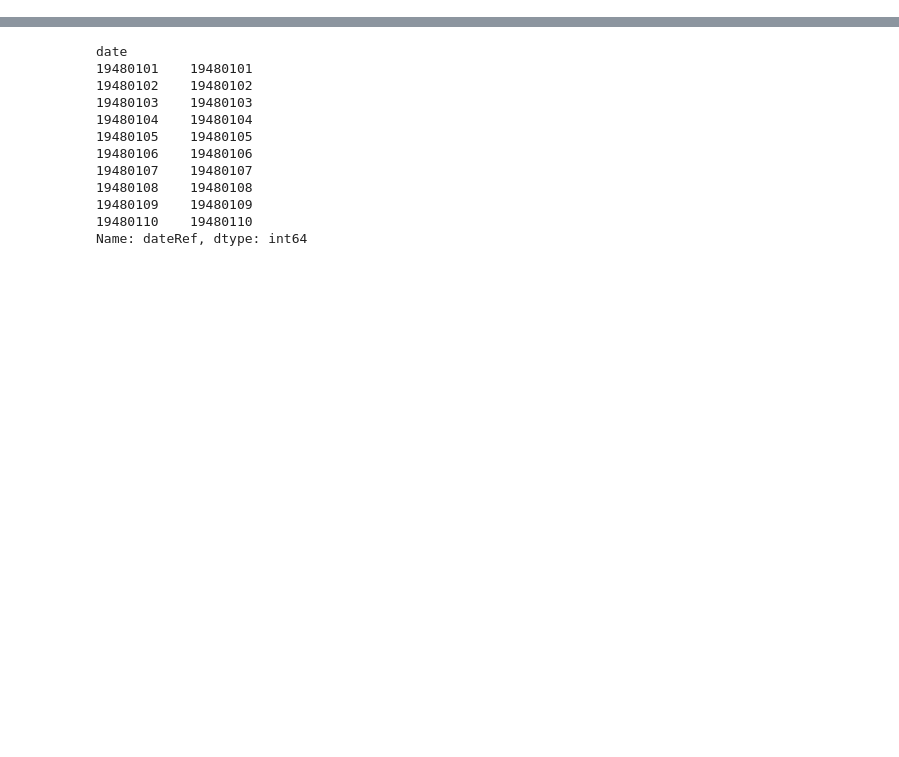
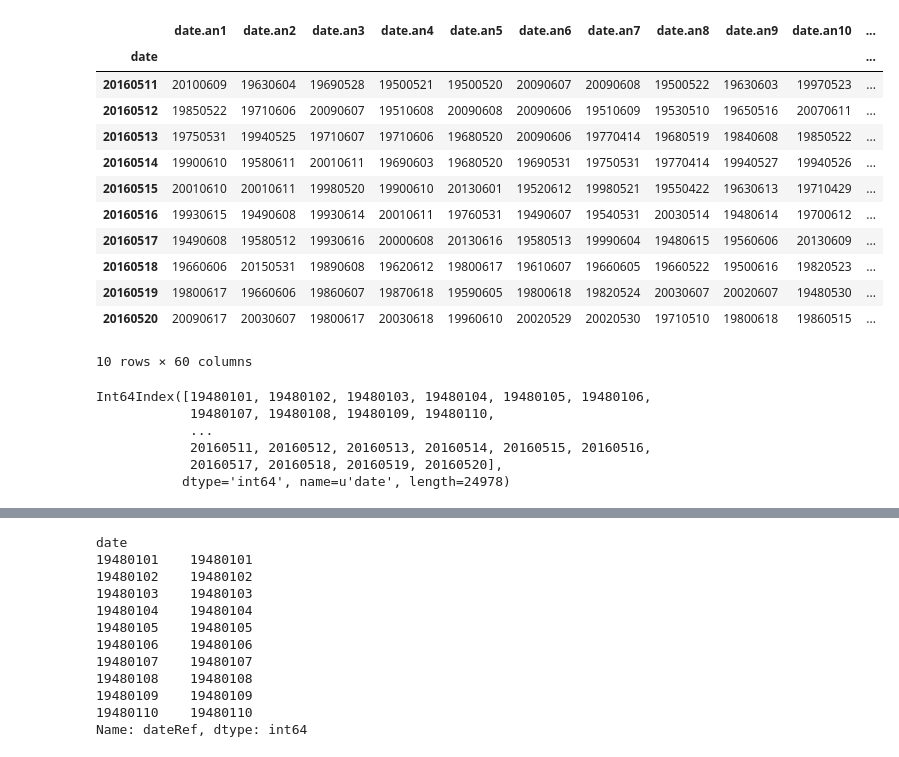
Before and after one commit to KatiRG/analogues, a Jupyter notebook: Build_analogues-all.ipynb, the cells around one changed output, grey strips where cells are left out. Drawn from its saved outputs; the diff is of its cells as text; code cells hidden in the pictures; blank space fills up the shorter version.

```diff
--- a/Build_analogues-all.ipynb
+++ b/Build_analogues-all.ipynb
@@ -39,3 +43,28 @@ dfS.head(10)
 | 19480109 | 20021230 | 20020121 | 19931217 | 19681220 | 19861230 | 19590114 | 19660206 | 19811213 | 19660207 | 20021229 | ... |
 | 19480110 | 19550128 | 19710116 | 19800130 | 19850126 | 20030101 | 20020122 | 20020121 | 19590114 | 19851230 | 19861231 | ... |
 10 rows × 60 columns
+# %%
+dfS.tail(10)
+# %% [output]
+|  | date.an1 | date.an2 | date.an3 | date.an4 | date.an5 | date.an6 | date.an7 | date.an8 | date.an9 | date.an10 | ... |
+| date |  |  |  |  |  |  |  |  |  |  | ... |
+| 20160511 | 20100609 | 19630604 | 19690528 | 19500521 | 19500520 | 20090607 | 20090608 | 19500522 | 19630603 | 19970523 | ... |
+| 20160512 | 19850522 | 19710606 | 20090607 | 19510608 | 20090608 | 20090606 | 19510609 | 19530510 | 19650516 | 20070611 | ... |
+| 20160513 | 19750531 | 19940525 | 19710607 | 19710606 | 19680520 | 20090606 | 19770414 | 19680519 | 19840608 | 19850522 | ... |
+| 20160514 | 19900610 | 19580611 | 20010611 | 19690603 | 19680520 | 19690531 | 19750531 | 19770414 | 19940527 | 19940526 | ... |
+| 20160515 | 20010610 | 20010611 | 19980520 | 19900610 | 20130601 | 19520612 | 19980521 | 19550422 | 19630613 | 19710429 | ... |
+| 20160516 | 19930615 | 19490608 | 19930614 | 20010611 | 19760531 | 19490607 | 19540531 | 20030514 | 19480614 | 19700612 | ... |
+| 20160517 | 19490608 | 19580512 | 19930616 | 20000608 | 20130616 | 19580513 | 19990604 | 19480615 | 19560606 | 20130609 | ... |
+| 20160518 | 19660606 | 20150531 | 19890608 | 19620612 | 19800617 | 19610607 | 19660605 | 19660522 | 19500616 | 19820523 | ... |
+| 20160519 | 19800617 | 19660606 | 19860607 | 19870618 | 19590605 | 19800618 | 19820524 | 20030607 | 20020607 | 19480530 | ... |
+| 20160520 | 20090617 | 20030607 | 19800617 | 20030618 | 19960610 | 20020529 | 20020530 | 19710510 | 19800618 | 19860515 | ... |
+10 rows × 60 columns
+# %%
+dfS.index
+# %% [output]
+Int64Index([19480101, 19480102, 19480103, 19480104, 19480105, 19480106,
+            19480107, 19480108, 19480109, 19480110,
+            ...
+            20160511, 20160512, 20160513, 20160514, 20160515, 20160516,
+            20160517, 20160518, 20160519, 20160520],
+           dtype='int64', name=u'date', length=24978)
```
Also changed, not shown: parts of 20 cells of this notebook, 5 other files.
